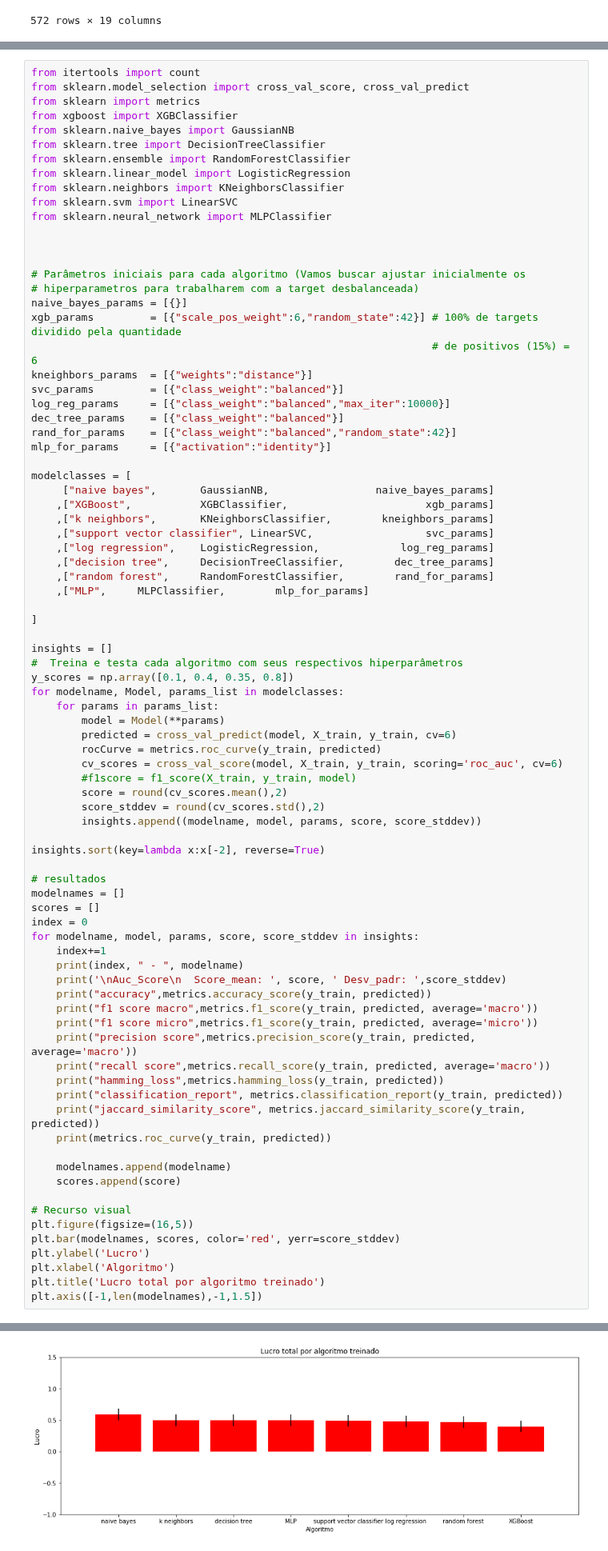
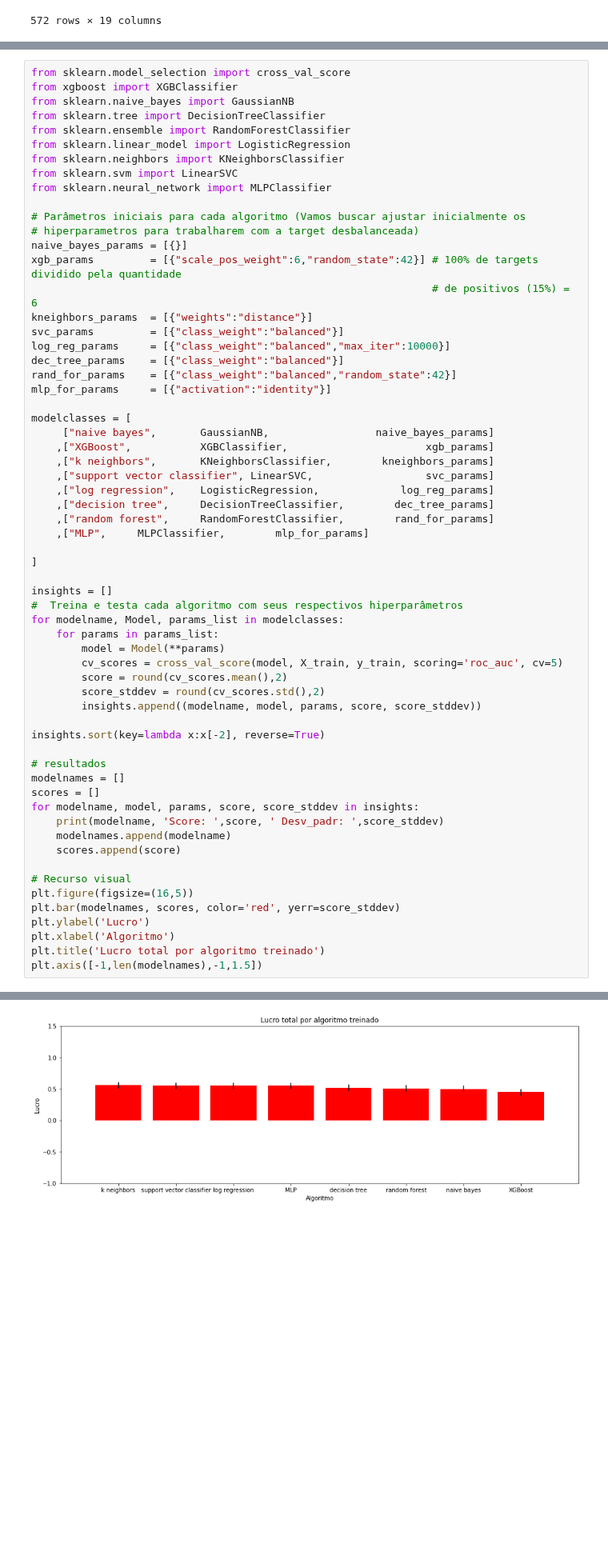
Before and after one commit to kaline/TrabalhoFinalML, a Jupyter notebook: dataset.ipynb, the cells around one changed output, grey strips where cells are left out. Shown at 80% size. Saved outputs shown, nothing was run; the diff lists cells and outputs as text; blank space fills up the shorter version.

```diff
--- a/dataset.ipynb
+++ b/dataset.ipynb
@@ -676,7 +664,5 @@ This data science python source code does the following:
 # %%
-from itertools import count
-from sklearn.model_selection import cross_val_score, cross_val_predict
-from sklearn import metrics
+from sklearn.model_selection import cross_val_score
 from xgboost import XGBClassifier
 from sklearn.naive_bayes import GaussianNB
 from sklearn.tree import DecisionTreeClassifier
@@ -685,8 +671,6 @@ from sklearn.linear_model import LogisticRegression
 from sklearn.neighbors import KNeighborsClassifier
 from sklearn.svm import LinearSVC
 from sklearn.neural_network import MLPClassifier
-
-
 
 # Parâmetros iniciais para cada algoritmo (Vamos buscar ajustar inicialmente os
 # hiperparametros para trabalharem com a target desbalanceada)
@@ -714,14 +698,10 @@ modelclasses = [
 
 insights = []
 #  Treina e testa cada algoritmo com seus respectivos hiperparâmetros
-y_scores = np.array([0.1, 0.4, 0.35, 0.8])
 for modelname, Model, params_list in modelclasses:
     for params in params_list:
         model = Model(**params)
-        predicted = cross_val_predict(model, X_train, y_train, cv=6)
-        rocCurve = metrics.roc_curve(y_train, predicted)
-        cv_scores = cross_val_score(model, X_train, y_train, scoring='roc_auc', cv=6)
-        #f1score = f1_score(X_train, y_train, model)
+        cv_scores = cross_val_score(model, X_train, y_train, scoring='roc_auc', cv=5)
         score = round(cv_scores.mean(),2)
         score_stddev = round(cv_scores.std(),2)
         insights.append((modelname, model, params, score, score_stddev))
@@ -731,21 +711,8 @@ insights.sort(key=lambda x:x[-2], reverse=True)
 # resultados
 modelnames = []
 scores = []
-index = 0
 for modelname, model, params, score, score_stddev in insights:
-    index+=1
-    print(index, " - ", modelname)
-    print('\nAuc_Score\n  Score_mean: ', score, ' Desv_padr: ',score_stddev)
-    print("accuracy",metrics.accuracy_score(y_train, predicted))
-    print("f1 score macro",metrics.f1_score(y_train, predicted, average='macro'))
-    print("f1 score micro",metrics.f1_score(y_train, predicted, average='micro'))
-    print("precision score",metrics.precision_score(y_train, predicted, average='macro'))
-    print("recall score",metrics.recall_score(y_train, predicted, average='macro'))
-    print("hamming_loss",metrics.hamming_loss(y_train, predicted))
-    print("classification_report", metrics.classification_report(y_train, predicted))
-    print("jaccard_similarity_score", metrics.jaccard_similarity_score(y_train, predicted))
-    print(metrics.roc_curve(y_train, predicted))
-
+    print(modelname, 'Score: ',score, ' Desv_padr: ',score_stddev)
     modelnames.append(modelname)
     scores.append(score)
 
@@ -778 +736 @@ jaccard_similarity_score 0.8446601941747572
-[figure, old version]
+[figure, new version]
```
Also changed, not shown: parts of 22 cells of this notebook.
